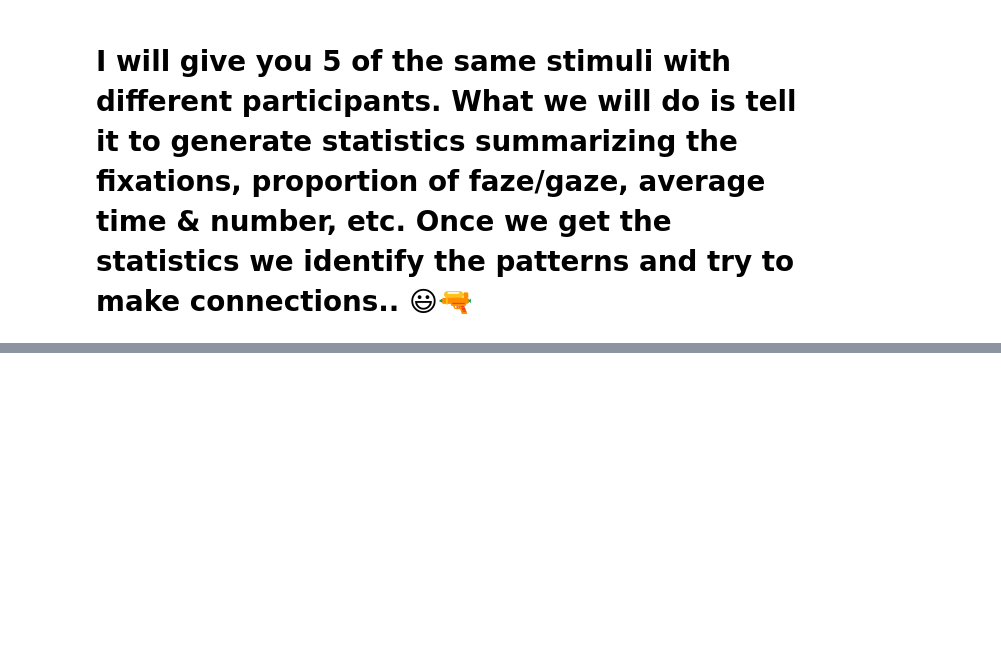
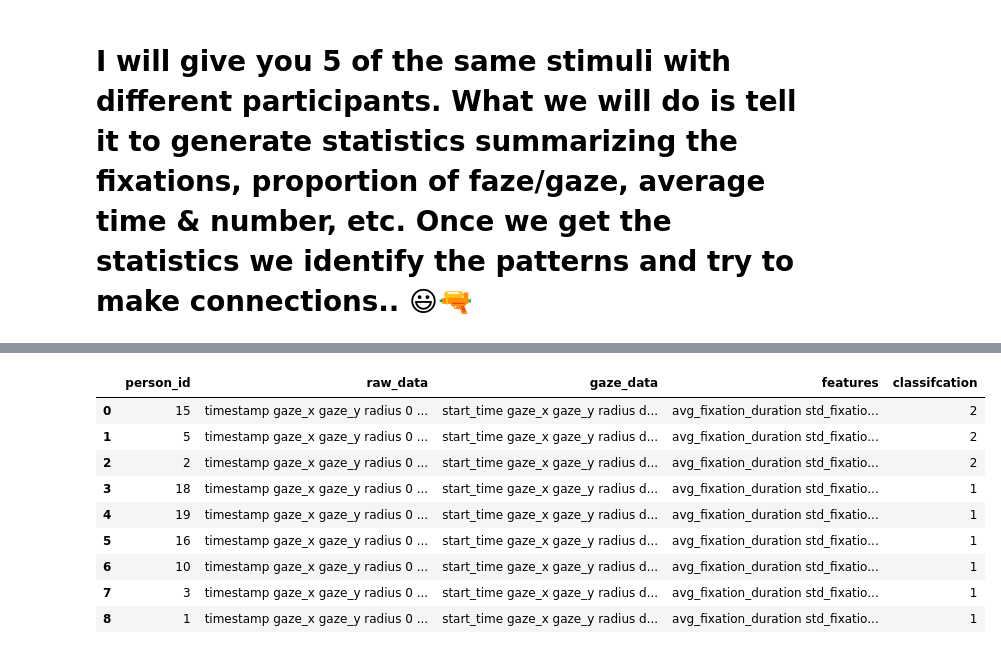
Before and after one commit to jb2467/SMRG_Video, a Jupyter notebook: SMRG.ipynb, the cells around one changed output, grey strips where cells are left out. Saved outputs shown, nothing was run; the diff lists cells and outputs as text; code cells hidden in the pictures; blank space fills up the shorter version.

```diff
--- a/SMRG.ipynb
+++ b/SMRG.ipynb
@@ -335,0 +449,16 @@ cap.release()
+# %%
+person_ids_to_change = [2, 5, 15]
+all_data.loc[all_data['person_id'].isin(person_ids_to_change), 'classifcation'] = 2
+# %%
+all_data.head(10)
+# %% [output]
+|  | person_id | raw_data | gaze_data | features | classifcation |
+| 0 | 15 | timestamp gaze_x gaze_y radius 0 ... | start_time gaze_x gaze_y radius d... | avg_fixation_duration std_fixatio... | 2 |
+| 1 | 5 | timestamp gaze_x gaze_y radius 0 ... | start_time gaze_x gaze_y radius d... | avg_fixation_duration std_fixatio... | 2 |
+| 2 | 2 | timestamp gaze_x gaze_y radius 0 ... | start_time gaze_x gaze_y radius d... | avg_fixation_duration std_fixatio... | 2 |
+| 3 | 18 | timestamp gaze_x gaze_y radius 0 ... | start_time gaze_x gaze_y radius d... | avg_fixation_duration std_fixatio... | 1 |
+| 4 | 19 | timestamp gaze_x gaze_y radius 0 ... | start_time gaze_x gaze_y radius d... | avg_fixation_duration std_fixatio... | 1 |
+| 5 | 16 | timestamp gaze_x gaze_y radius 0 ... | start_time gaze_x gaze_y radius d... | avg_fixation_duration std_fixatio... | 1 |
+| 6 | 10 | timestamp gaze_x gaze_y radius 0 ... | start_time gaze_x gaze_y radius d... | avg_fixation_duration std_fixatio... | 1 |
+| 7 | 3 | timestamp gaze_x gaze_y radius 0 ... | start_time gaze_x gaze_y radius d... | avg_fixation_duration std_fixatio... | 1 |
+| 8 | 1 | timestamp gaze_x gaze_y radius 0 ... | start_time gaze_x gaze_y radius d... | avg_fixation_duration std_fixatio... | 1 |
```
Also changed, not shown: parts of 11 cells of this notebook.
